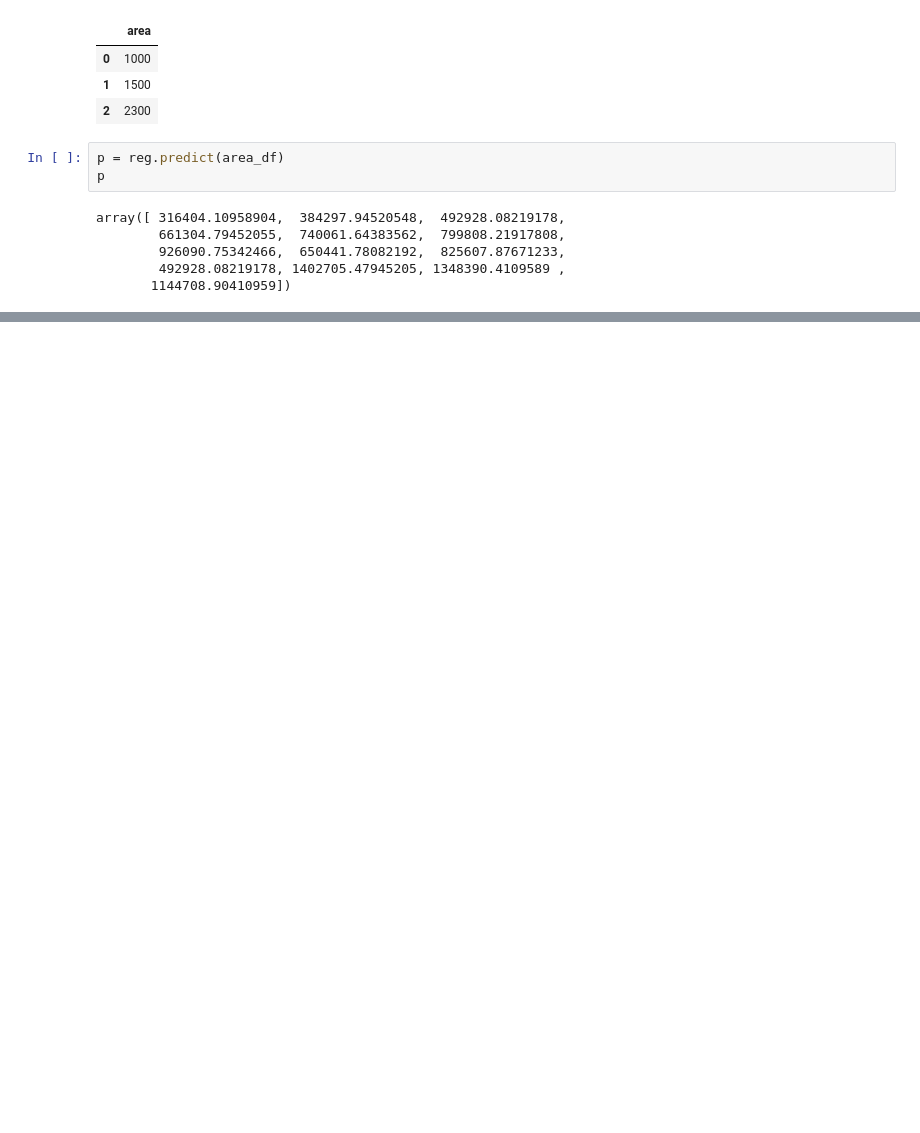
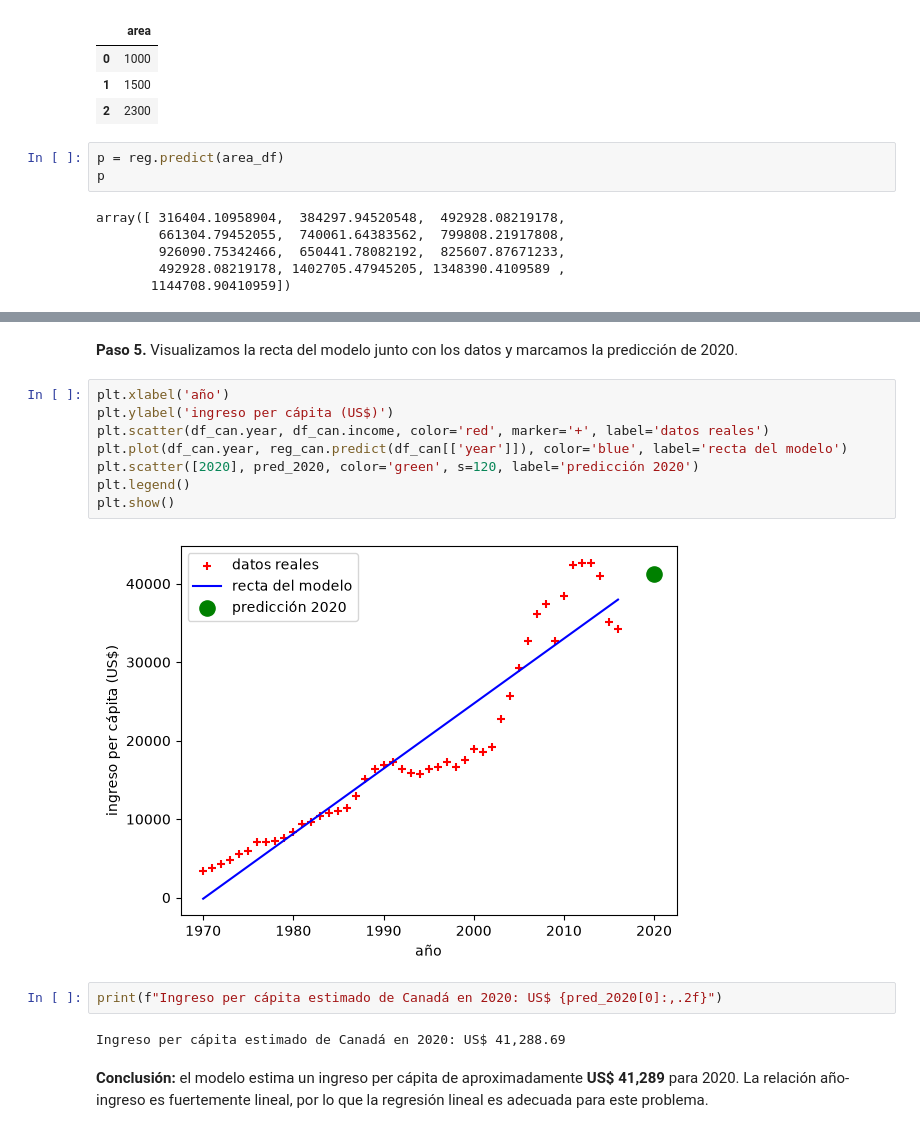
Before and after one commit to luiscorrea4041-ux/practicas-ia-cdac, a Jupyter notebook: 01_Regresion_Lineal.ipynb, the cells around one changed output, grey strips where cells are left out. Saved outputs shown, nothing was run; the diff lists cells and outputs as text; blank space fills up the shorter version.

```diff
--- a/01_Regresion_Lineal.ipynb
+++ b/01_Regresion_Lineal.ipynb
@@ -131,0 +198,18 @@ area_df.to_csv("prediction.csv", index=False)
+# %% [markdown]
+**Paso 5.** Visualizamos la recta del modelo junto con los datos y marcamos la predicción de 2020.
+# %%
+plt.xlabel('año')
+plt.ylabel('ingreso per cápita (US$)')
+plt.scatter(df_can.year, df_can.income, color='red', marker='+', label='datos reales')
+plt.plot(df_can.year, reg_can.predict(df_can[['year']]), color='blue', label='recta del modelo')
+plt.scatter([2020], pred_2020, color='green', s=120, label='predicción 2020')
+plt.legend()
+plt.show()
+# %% [output]
+[figure, added]
+# %%
+print(f"Ingreso per cápita estimado de Canadá en 2020: US$ {pred_2020[0]:,.2f}")
+# %% [output]
+Ingreso per cápita estimado de Canadá en 2020: US$ 41,288.69
+# %% [markdown]
+**Conclusión:** el modelo estima un ingreso per cápita de aproximadamente **US$ 41,289** para 2020. La relación año-ingreso es fuertemente lineal, por lo que la regresión lineal es adecuada para este problema.
```
Also changed, not shown: parts of 44 cells of this notebook, 9 other files.
